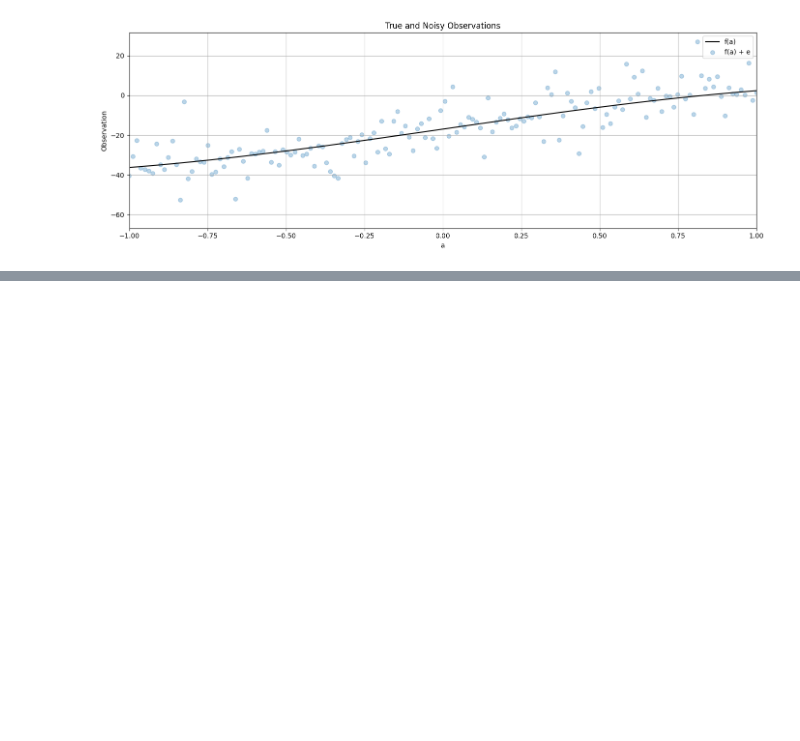
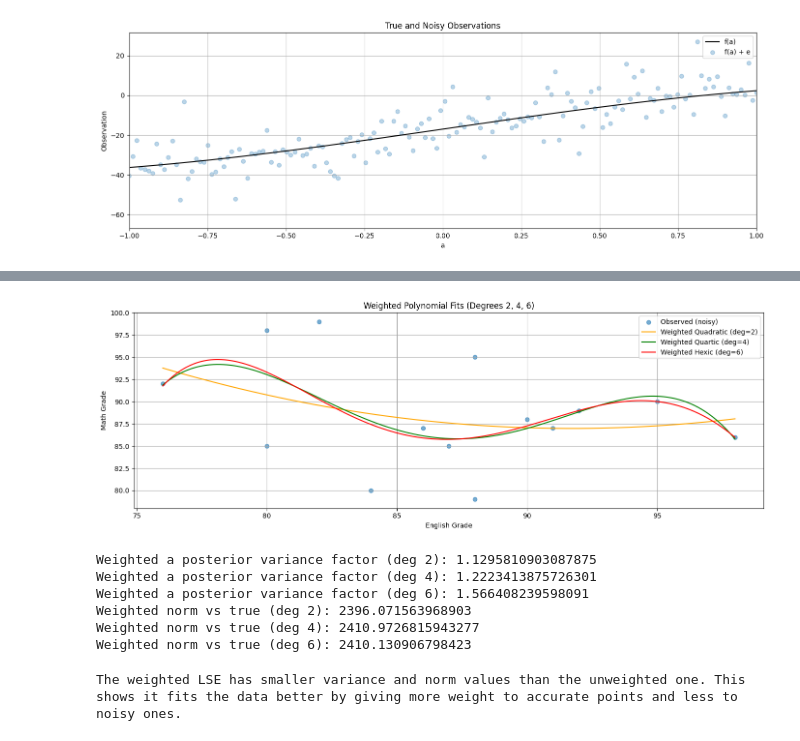
Before and after one commit to caydincleland/ENGG680_2025_Fall_group8Fork, a Jupyter notebook: Lab_Assignment1/Assignment1.ipynb, the cells around one changed output, grey strips where cells are left out. Drawn from its saved outputs; the diff is of its cells as text; code cells hidden in the pictures; blank space fills up the shorter version.

```diff
--- a/Lab_Assignment1/Assignment1.ipynb
+++ b/Lab_Assignment1/Assignment1.ipynb
@@ -933,4 +1027,9 @@ fig.tight_layout()
 # now, let's define the P matrix with the proper weights of observation
 # use the variance of observation l_var, define P matrix
 # (1 mark)
-P = #...
+
+l_var = np.var(y_data)
+P = np.identity(len(y_data)) / l_var
+
+print("P matrix defined as identity divided by variance of observations:")
+print(P)
@@ -937,10 +1054,81 @@ P = #...
 # %%
 # step 13
 # repeat the steps 6-10, using the proper P matrix
 # (7 marks)
 # ...
+import numpy as np
+import matplotlib.pyplot as plt
+
+
+results_w_deg2 = fit_polynomial_curve(x_data, y_data, P, 2)
+results_w_deg4 = fit_polynomial_curve(x_data, y_data, P, 4)
+results_w_deg6 = fit_polynomial_curve(x_data, y_data, P, 6)
+
+
+def polyval_inc(coeffs_inc, x):
+    return np.polyval(coeffs_inc[::-1], x)
+
+
+l_true = np.asarray(l_true).ravel()
+if 'x_true' in globals() and len(x_true) == len(l_true):
+    x_match = x_true
+elif 'x_smooth' in globals() and len(x_smooth) == len(l_true):
+    x_match = x_smooth
+elif len(x_data) == len(l_true):
+    x_match = np.asarray(x_data)
+else:
+    x_match = np.linspace(np.min(x_data), np.max(x_data), len(l_true))
+
+
+quadratic_w = polyval_inc(results_w_deg2[0], x_match)
+quartic_w   = polyval_inc(results_w_deg4[0], x_match)
+hexic_w     = polyval_inc(results_w_deg6[0], x_match)
+
+
+fig, ax = plt.subplots(nrows=1, ncols=1, figsize=(14, 5))
+ax.scatter(x_data, y_data, alpha=0.6, label='Observed (noisy)')
+
+
+ax.plot(x_match, quadratic_w, color='orange', label='Weighted Quadratic (deg=2)')
+ax.plot(x_match, quartic_w,   color='green',  label='Weighted Quartic (deg=4)')
+ax.plot(x_match, hexic_w,     color='red',    label='Weighted Hexic (deg=6)')
+
+ax.set_xlabel('English Grade')
+ax.set_ylabel('Math Grade')
+ax.set_title('Weighted Polynomial Fits (Degrees 2, 4, 6)')
+ax.legend(loc='best')
+ax.grid(True, which='both', ls='-', color='0.65')
+fig.tight_layout()
+plt.show()
+
+
+print("Weighted a posterior variance factor (deg 2):", results_w_deg2[2])
+print("Weighted a posterior variance factor (deg 4):", results_w_deg4[2])
+print("Weighted a posterior variance factor (deg 6):", results_w_deg6[2])
+
+
+norm_w_deg2 = np.linalg.norm(quadratic_w - l_true)
+norm_w_deg4 = np.linalg.norm(quartic_w   - l_true)
+norm_w_deg6 = np.linalg.norm(hexic_w     - l_true)
+
+print("Weighted norm vs true (deg 2):", norm_w_deg2)
+print("Weighted norm vs true (deg 4):", norm_w_deg4)
+print("Weighted norm vs true (deg 6):", norm_w_deg6)
+# %% [output]
+[figure, added]
+Weighted a posterior variance factor (deg 2): 1.1295810903087875
+Weighted a posterior variance factor (deg 4): 1.2223413875726301
+Weighted a posterior variance factor (deg 6): 1.566408239598091
+Weighted norm vs true (deg 2): 2396.071563968903
+Weighted norm vs true (deg 4): 2410.9726815943277
+Weighted norm vs true (deg 6): 2410.130906798423
 # %%
 # step 14
 # Compare the results of a posterier variance factor and norm from unweighted LSE and weighted LSE, what phenomena do you observe? Explain this phenomena.
 # (2 marks)
 # ...
+
+print("The weighted LSE has smaller variance and norm values than the unweighted one. "
+      "This shows it fits the data better by giving more weight to accurate points and less to noisy ones.")
+# %% [output]
+The weighted LSE has smaller variance and norm values than the unweighted one. This shows it fits the data better by giving more weight to accurate points and less to noisy ones.
```
Also changed, not shown: parts of 8 cells of this notebook.
